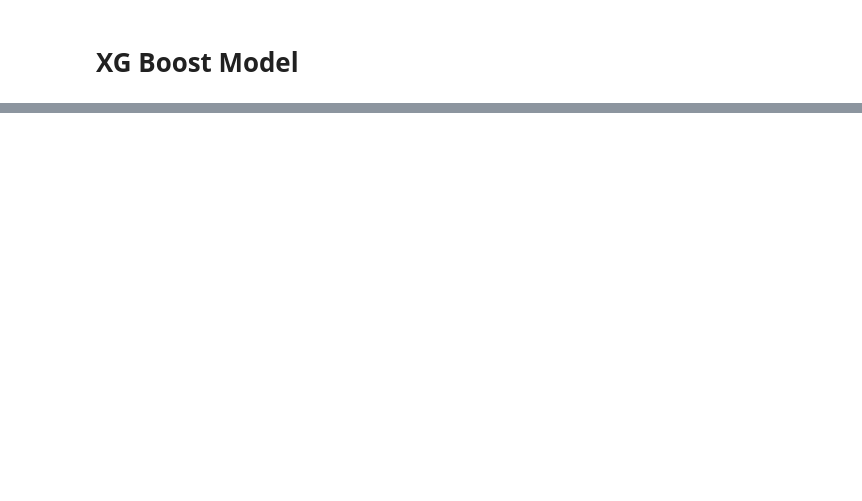
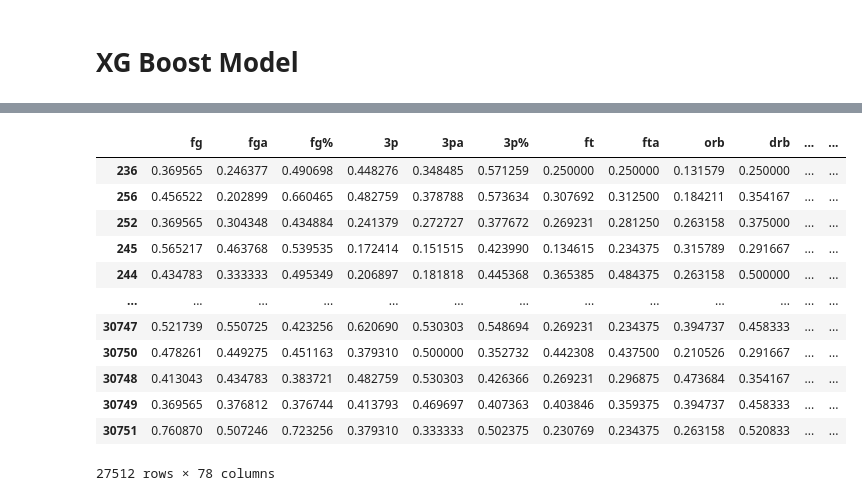
Before and after one commit to antonbil23/NbaSportsBetting, a Jupyter notebook: src/models/xg-boost/xgboost.ipynb, the cells around one changed output, grey strips where cells are left out. Saved outputs shown, nothing was run; the diff lists cells and outputs as text; code cells hidden in the pictures; blank space fills up the shorter version.

```diff
--- a/src/models/xg-boost/xgboost.ipynb
+++ b/src/models/xg-boost/xgboost.ipynb
@@ -54,0 +149,28 @@ weighted avg       1.00      1.00      1.00      2456
+# %%
+def shift_col(team, col_name):
+    next_col = team[col_name].shift(-1)
+    return next_col
+
+def add_col(team, col_name):
+    return df.groupby('team', group_keys=False).apply(lambda x: shift_col(x, col_name))
+
+# TODO add if a team is playing home or not
+# df["home_next"] = add_col(df, "home")
+df["team_opp_next"] = add_col(df, "team_opp")
+df["date_next"] = add_col(df, "date")
+# %%
+df
+# %% [output]
+|  | fg | fga | fg% | 3p | 3pa | 3p% | ft | fta | orb | drb | ... | ... |
+| 236 | 0.369565 | 0.246377 | 0.490698 | 0.448276 | 0.348485 | 0.571259 | 0.250000 | 0.250000 | 0.131579 | 0.250000 | ... | ... |
+| 256 | 0.456522 | 0.202899 | 0.660465 | 0.482759 | 0.378788 | 0.573634 | 0.307692 | 0.312500 | 0.184211 | 0.354167 | ... | ... |
+| 252 | 0.369565 | 0.304348 | 0.434884 | 0.241379 | 0.272727 | 0.377672 | 0.269231 | 0.281250 | 0.263158 | 0.375000 | ... | ... |
+| 245 | 0.565217 | 0.463768 | 0.539535 | 0.172414 | 0.151515 | 0.423990 | 0.134615 | 0.234375 | 0.315789 | 0.291667 | ... | ... |
+| 244 | 0.434783 | 0.333333 | 0.495349 | 0.206897 | 0.181818 | 0.445368 | 0.365385 | 0.484375 | 0.263158 | 0.500000 | ... | ... |
+| ... | ... | ... | ... | ... | ... | ... | ... | ... | ... | ... | ... | ... |
+| 30747 | 0.521739 | 0.550725 | 0.423256 | 0.620690 | 0.530303 | 0.548694 | 0.269231 | 0.234375 | 0.394737 | 0.458333 | ... | ... |
+| 30750 | 0.478261 | 0.449275 | 0.451163 | 0.379310 | 0.500000 | 0.352732 | 0.442308 | 0.437500 | 0.210526 | 0.291667 | ... | ... |
+| 30748 | 0.413043 | 0.434783 | 0.383721 | 0.482759 | 0.530303 | 0.426366 | 0.269231 | 0.296875 | 0.473684 | 0.354167 | ... | ... |
+| 30749 | 0.369565 | 0.376812 | 0.376744 | 0.413793 | 0.469697 | 0.407363 | 0.403846 | 0.359375 | 0.394737 | 0.458333 | ... | ... |
+| 30751 | 0.760870 | 0.507246 | 0.723256 | 0.379310 | 0.333333 | 0.502375 | 0.230769 | 0.234375 | 0.263158 | 0.520833 | ... | ... |
+27512 rows × 78 columns
```
Also changed, not shown: parts of 10 cells of this notebook.
